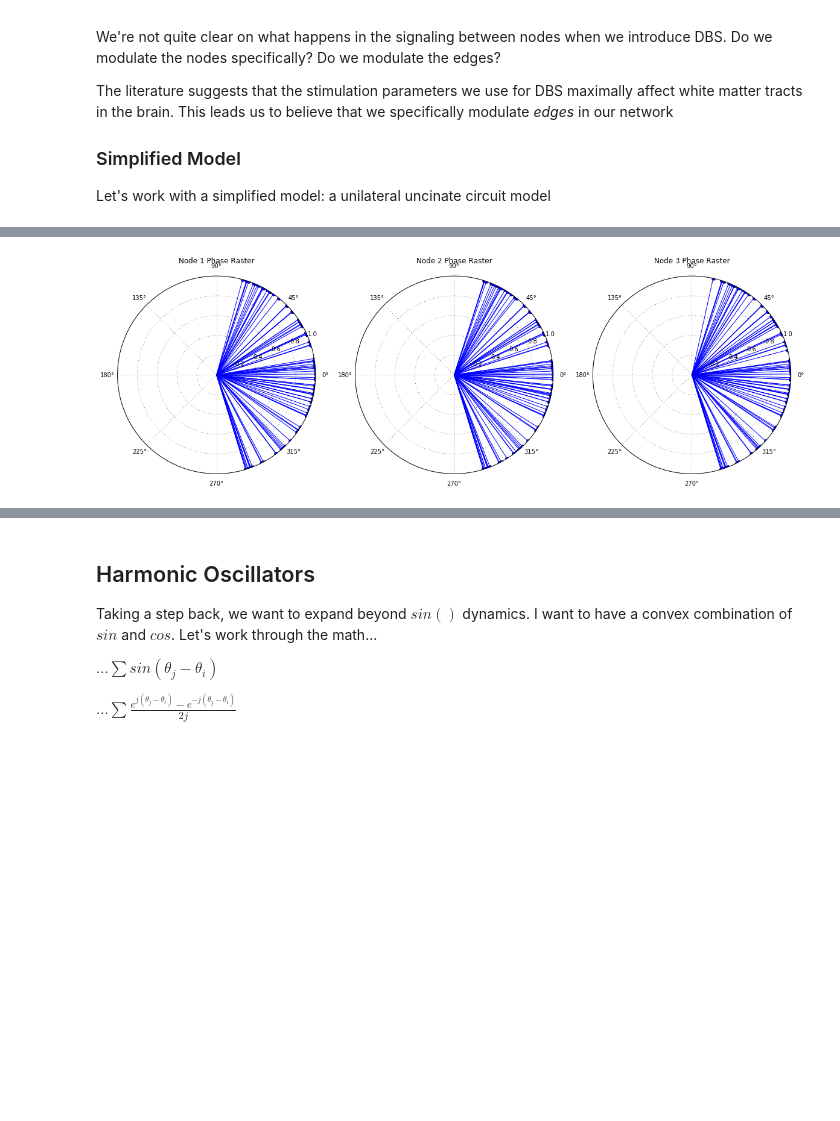
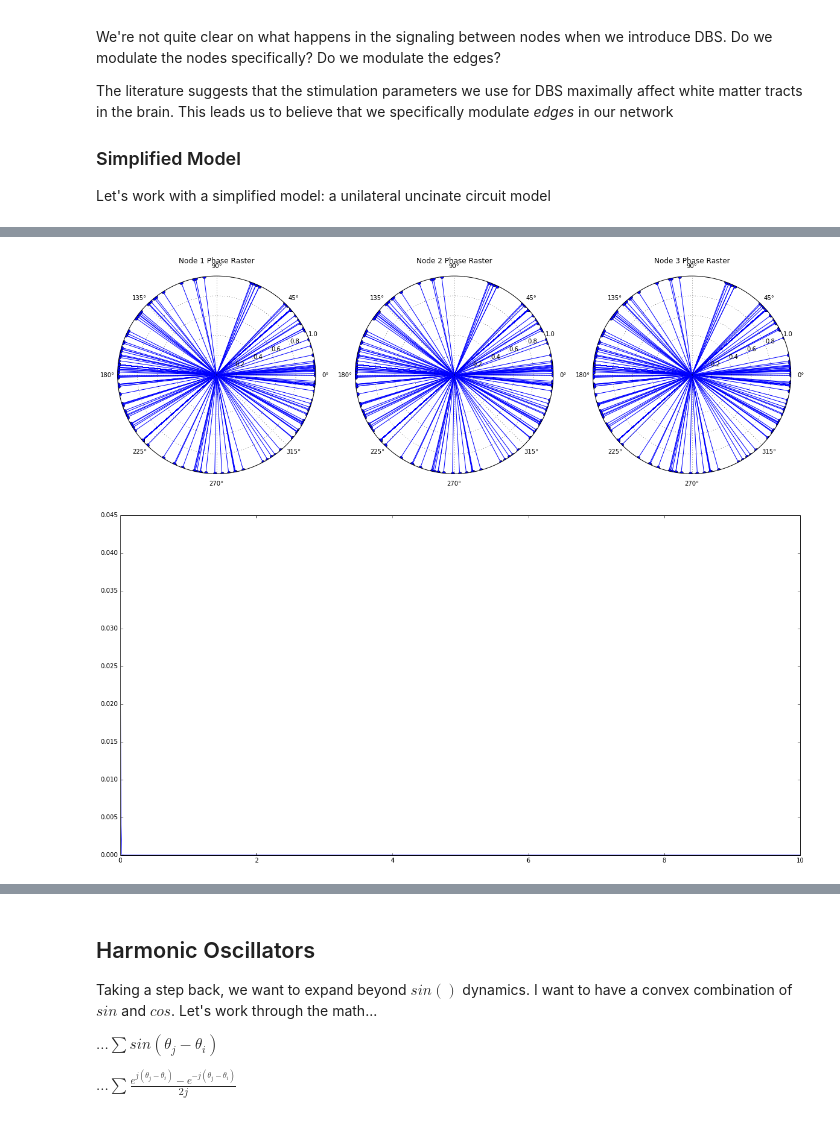
Before and after one commit to virati/KuramotoDBS, a Jupyter notebook: Kuramoto Modeling of Uncinate Fasciculus.ipynb, the cells around one changed output, grey strips where cells are left out. Saved outputs shown, nothing was run; the diff lists cells and outputs as text; code cells hidden in the pictures; blank space fills up the shorter version.

```diff
--- a/Kuramoto Modeling of Uncinate Fasciculus.ipynb
+++ b/Kuramoto Modeling of Uncinate Fasciculus.ipynb
@@ -171,29 +176,51 @@ As an aside: I'm *very* interested in what happens if stimulation actually **pro
 # %%
-D = (nx.incidence_matrix(G)).todense()
-state = nm.matrix(nm.random.rand(3,1))
+def run_KM(G,edge_func):
+    D = (nx.incidence_matrix(G)).todense()
+    state = []
+    var_phase = []
+    state = nm.matrix(nm.random.rand(3,1))
 
-timesteps = nm.linspace(0,10,100)
+    timesteps = nm.linspace(0,10,1000)
 
-for tt, ts in nm.ndenumerate(timesteps):
-    curr_state = state[:,-1]
-    state_c = nm.dot(D,nm.sin(nm.dot(D.transpose(),curr_state)))
-    state = nm.hstack((state,curr_state - state_c))
+    #If i want to move to dicts
+    #from collections import defaultdict
+    #state_d = defaultdict(list)
 
-rads = nm.ones(state0.shape)
+    we = 2
+    for tt, ts in nm.ndenumerate(timesteps):
+        curr_state = state[:,-1]
+        #Cosine dynamics
+        state_c = we*nm.dot(D,edge_func(nm.dot(D.T,curr_state)))
+        #state_s = nm.dot(D,nm.sin(nm.dot(D.T,curr_state)))
 
-plt.figure(figsize=(20,10))
-ax = plt.subplot(131,projection='polar')
-ax.stem(state[0,:].transpose(),rads.transpose())
-ax.set_title('Node 1 Phase Raster')
-ax = plt.subplot(132,projection='polar')
-ax.set_title('Node 2 Phase Raster')
-ax.stem(state[1,:].transpose(),rads.transpose())
-ax = plt.subplot(133,projection='polar')
-ax.set_title('Node 3 Phase Raster')
-ax.stem(state[2,:].transpose(),rads.transpose())
-ax.set_rmax(1)
-#ax.plot([0,nm.pi / 2, nm.pi],[1,1,1],color='r',linewidth=3)
+        new_state = curr_state - state_c
+        state = nm.hstack((state,new_state))
+        #state_d[tt] = new_state
 
-plt.show()
+    rads = nm.ones(state.shape)
+
+    plt.figure(figsize=(20,10))
+    ax = plt.subplot(131,projection='polar')
+    ax.stem(state[0,:].transpose(),rads[0,:].transpose())
+    ax.set_title('Node 1 Phase Raster')
+    ax = plt.subplot(132,projection='polar')
+    ax.set_title('Node 2 Phase Raster')
+    ax.stem(state[1,:].transpose(),rads[1,:].transpose())
+    ax = plt.subplot(133,projection='polar')
+    ax.set_title('Node 3 Phase Raster')
+    ax.stem(state[2,:].transpose(),rads[2,:].transpose())
+    ax.set_rmax(1)
+    #ax.plot([0,nm.pi / 2, nm.pi],[1,1,1],color='r',linewidth=3)
+
+    plt.show()
+
+
+    var_phase = nm.squeeze(nm.var(state.T,1)).T
+    #Plot variance in phase over time as well
+    plt.figure(figsize=(20,10))
+    plt.plot(timesteps,var_phase[0:-1,0])
+
+run_KM(G,nm.sin)
 # %% [output]
-[figure, old version]
+[figure, new version]
+[figure, added]
```
Also changed, not shown: parts of 13 cells of this notebook.
